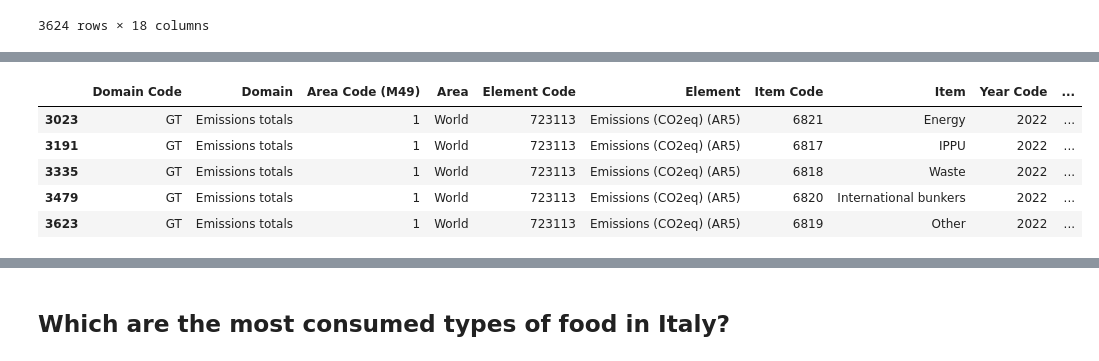
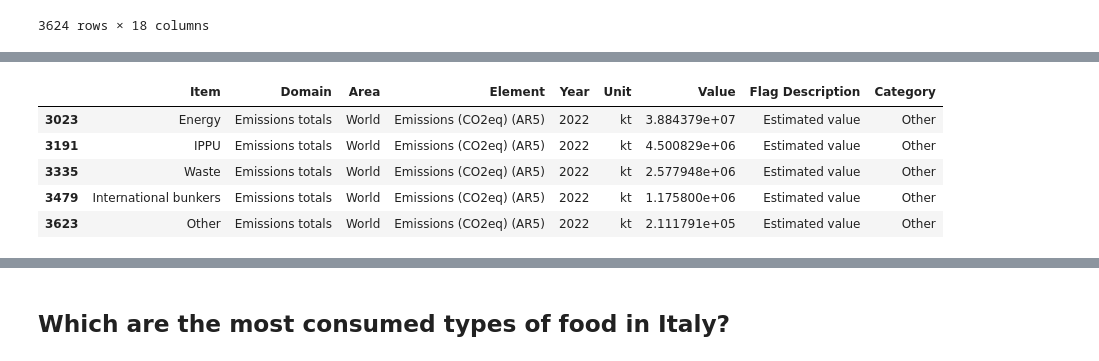
Before and after one commit to TCoaM/TrueCostOfAMeal, a Jupyter notebook: simo_notebook.ipynb, the cells around one changed output, grey strips where cells are left out. Drawn from its saved outputs; the diff is of its cells as text; code cells hidden in the pictures.

```diff
--- a/simo_notebook.ipynb
+++ b/simo_notebook.ipynb
@@ -479,16 +434,18 @@ agriculture_sectors_emissions # Pietro questo
 # %%
+# Filter for other sectors emissions
 Other_sectors_emissions = fao_greenhouse_gas_emissions[(fao_greenhouse_gas_emissions["Category"] == "Other") &
                                                         (fao_greenhouse_gas_emissions["Area"] == "World") &
                                                         (fao_greenhouse_gas_emissions["Year"] == 2022) &
-                                                        (fao_greenhouse_gas_emissions["Element"] == "Emissions (CO2eq) (AR5)")] # Pietro use this
-other_sectors_emissions_values = Other_sectors_emissions["Value"].tolist()
-other_sectors_emissions_items = Other_sectors_emissions["Item"].tolist()
+                                                        (fao_greenhouse_gas_emissions["Element"] == "Emissions (CO2eq) (AR5)")]
 
-Other_sectors_emissions # Pietro questo
+# Remove columns that are not needed
+Other_sectors_emissions = Other_sectors_emissions[["Item", "Domain", "Area", "Element", "Year", "Unit", "Value", "Flag Description", "Category"]]
+
+Other_sectors_emissions # Pietro usa questo
 # %% [output]
-|  | Domain Code | Domain | Area Code (M49) | Area | Element Code | Element | Item Code | Item | Year Code | ... |
-| 3023 | GT | Emissions totals | 1 | World | 723113 | Emissions (CO2eq) (AR5) | 6821 | Energy | 2022 | ... |
-| 3191 | GT | Emissions totals | 1 | World | 723113 | Emissions (CO2eq) (AR5) | 6817 | IPPU | 2022 | ... |
-| 3335 | GT | Emissions totals | 1 | World | 723113 | Emissions (CO2eq) (AR5) | 6818 | Waste | 2022 | ... |
-| 3479 | GT | Emissions totals | 1 | World | 723113 | Emissions (CO2eq) (AR5) | 6820 | International bunkers | 2022 | ... |
-| 3623 | GT | Emissions totals | 1 | World | 723113 | Emissions (CO2eq) (AR5) | 6819 | Other | 2022 | ... |
+|  | Item | Domain | Area | Element | Year | Unit | Value | Flag Description | Category |
+| 3023 | Energy | Emissions totals | World | Emissions (CO2eq) (AR5) | 2022 | kt | 3.884379e+07 | Estimated value | Other |
+| 3191 | IPPU | Emissions totals | World | Emissions (CO2eq) (AR5) | 2022 | kt | 4.500829e+06 | Estimated value | Other |
+| 3335 | Waste | Emissions totals | World | Emissions (CO2eq) (AR5) | 2022 | kt | 2.577948e+06 | Estimated value | Other |
+| 3479 | International bunkers | Emissions totals | World | Emissions (CO2eq) (AR5) | 2022 | kt | 1.175800e+06 | Estimated value | Other |
+| 3623 | Other | Emissions totals | World | Emissions (CO2eq) (AR5) | 2022 | kt | 2.111791e+05 | Estimated value | Other |
```
Also changed, not shown: parts of 34 cells of this notebook.
